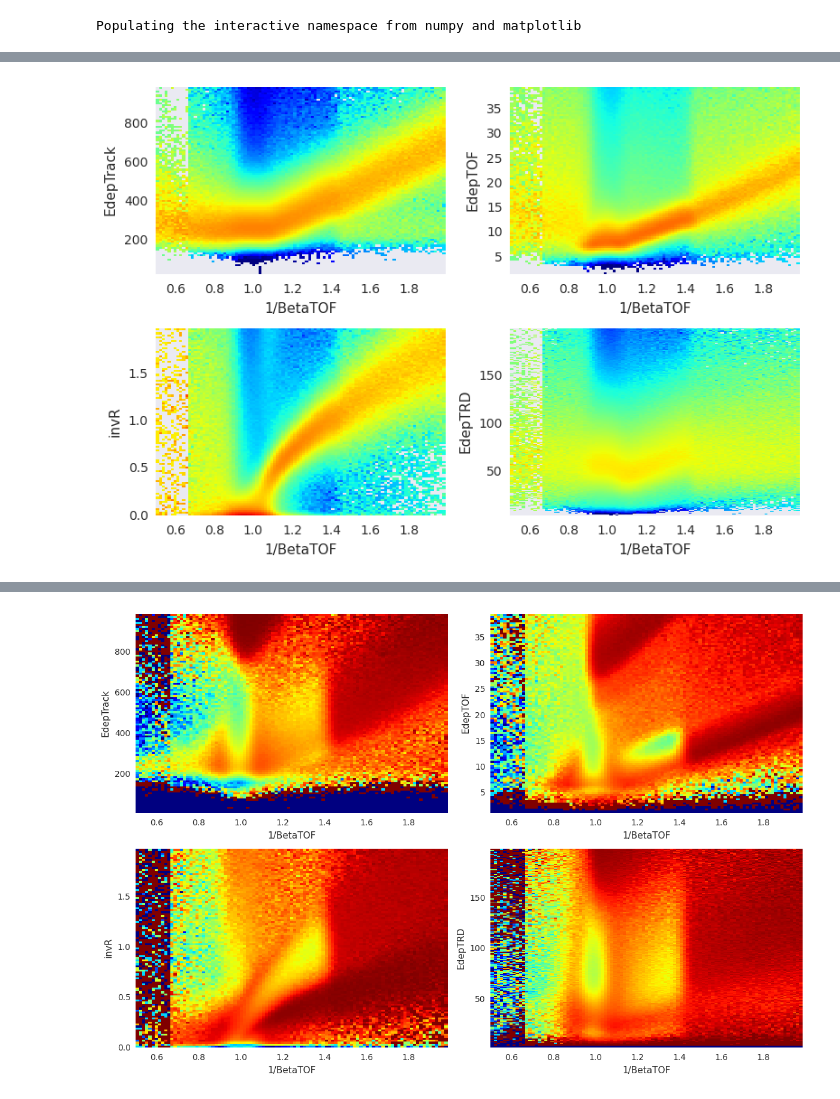
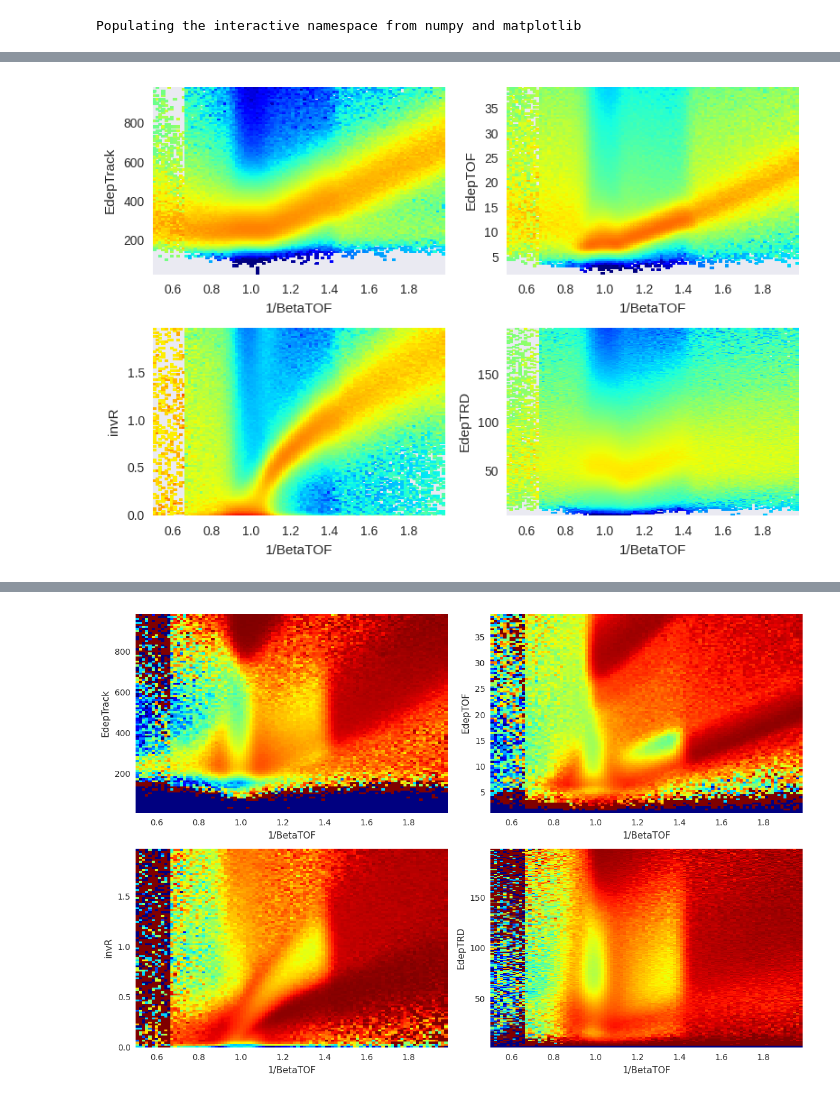
Before and after one commit to KKostya/AMSDeutons, a Jupyter notebook: doc/Notebooks/3DVariables/Resolutions_3D.ipynb, the cells around one changed output, grey strips where cells are left out. Cells and saved outputs as stored; diff of their text form; code cells hidden in the pictures.

```diff
--- a/doc/Notebooks/3DVariables/Resolutions_3D.ipynb
+++ b/doc/Notebooks/3DVariables/Resolutions_3D.ipynb
@@ -93,9 +97,9 @@ Waiting on bqjob_r20354c7317260da0_0000014ed08ee110_16 ... (1s) Current status:
 # %%
-figsize(24,)
+figsize(24,8)
 plot_frames(framesMC)
 tight_layout()
 # %% [output]
-[figure, old version]
+[figure, new version]
 # %%
 figsize(12,8)
 plot_frames(framesData)
```
Also changed, not shown: parts of 11 cells of this notebook, 1 other file.
